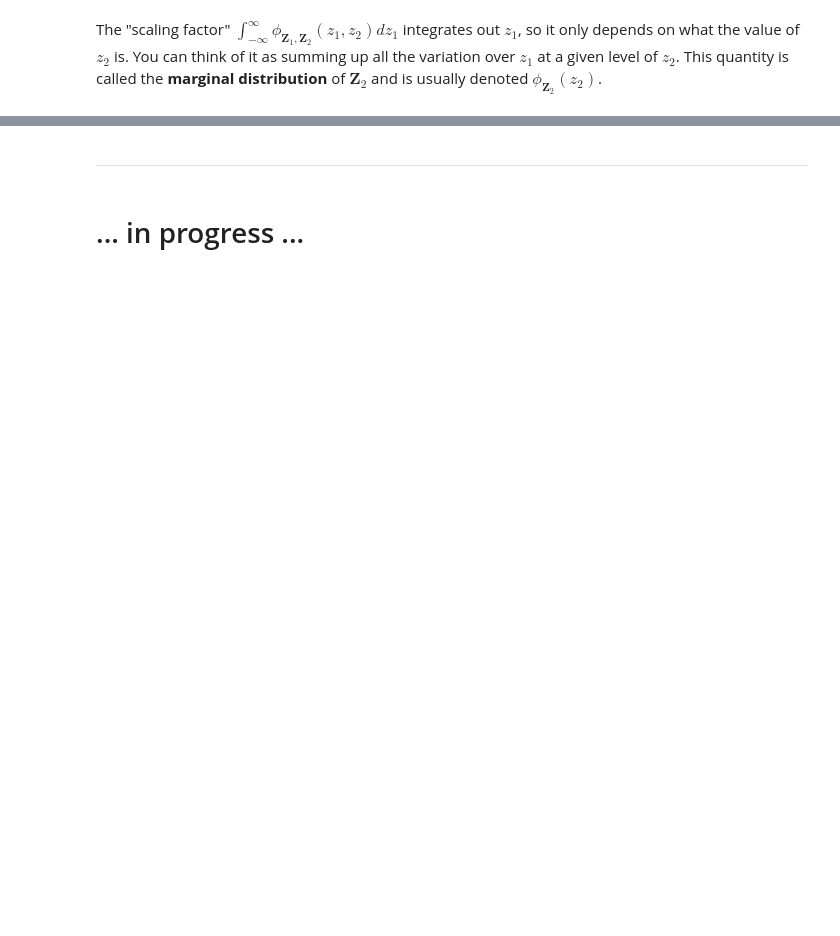
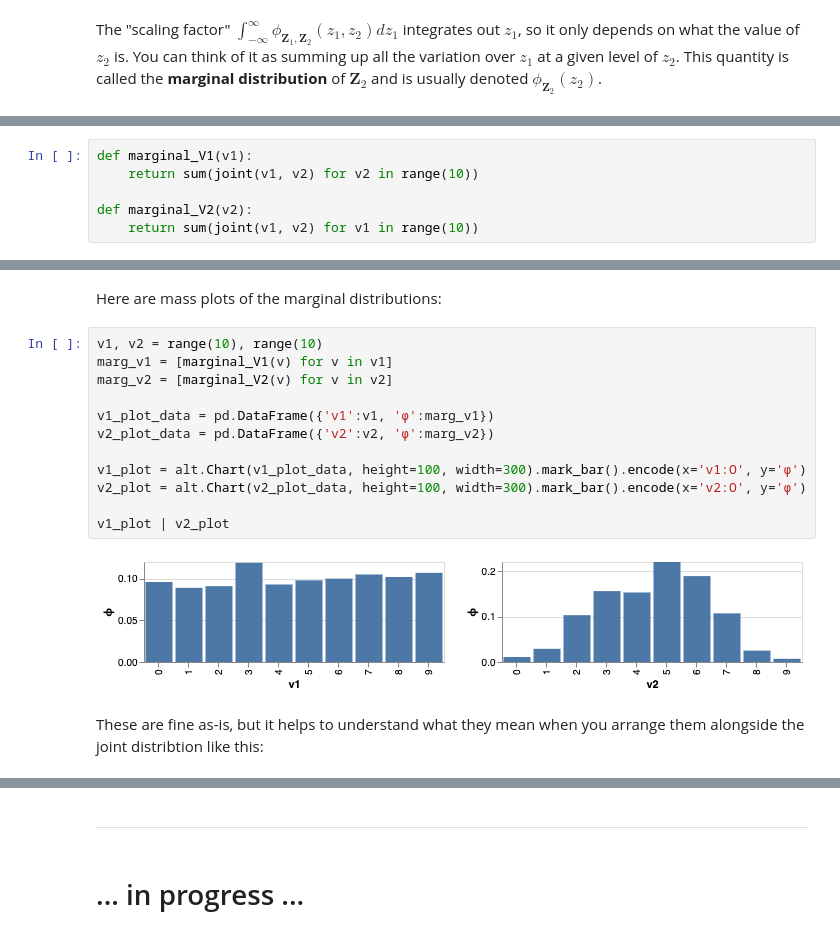
Before and after one commit to alejandroschuler/articles, a Jupyter notebook: probability/probability.ipynb, the cells around one changed output, grey strips where cells are left out. Saved outputs shown, nothing was run; the diff lists cells and outputs as text; blank space fills up the shorter version.

```diff
--- a/probability/probability.ipynb
+++ b/probability/probability.ipynb
@@ -862,0 +908,6 @@ All of this works the same way for discrete distributions, except we replace the
+# %%
+def marginal_V1(v1):
+    return sum(joint(v1, v2) for v2 in range(10))
+
+def marginal_V2(v2):
+    return sum(joint(v1, v2) for v1 in range(10))
@@ -862,0 +920,18 @@ All of this works the same way for discrete distributions, except we replace the
+# %% [markdown]
+Here are mass plots of the marginal distributions:
+# %%
+v1, v2 = range(10), range(10)
+marg_v1 = [marginal_V1(v) for v in v1]
+marg_v2 = [marginal_V2(v) for v in v2]
+
+v1_plot_data = pd.DataFrame({'v1':v1, 'ϕ':marg_v1})
+v2_plot_data = pd.DataFrame({'v2':v2, 'ϕ':marg_v2})
+
+v1_plot = alt.Chart(v1_plot_data, height=100, width=300).mark_bar().encode(x='v1:O', y='ϕ')
+v2_plot = alt.Chart(v2_plot_data, height=100, width=300).mark_bar().encode(x='v2:O', y='ϕ')
+
+v1_plot | v2_plot
+# %% [output]
+[figure, added]
+# %% [markdown]
+These are fine as-is, but it helps to understand what they mean when you arrange them alongside the joint distribtion like this:
```
Also changed, not shown: parts of 29 cells of this notebook, 3 other files.
